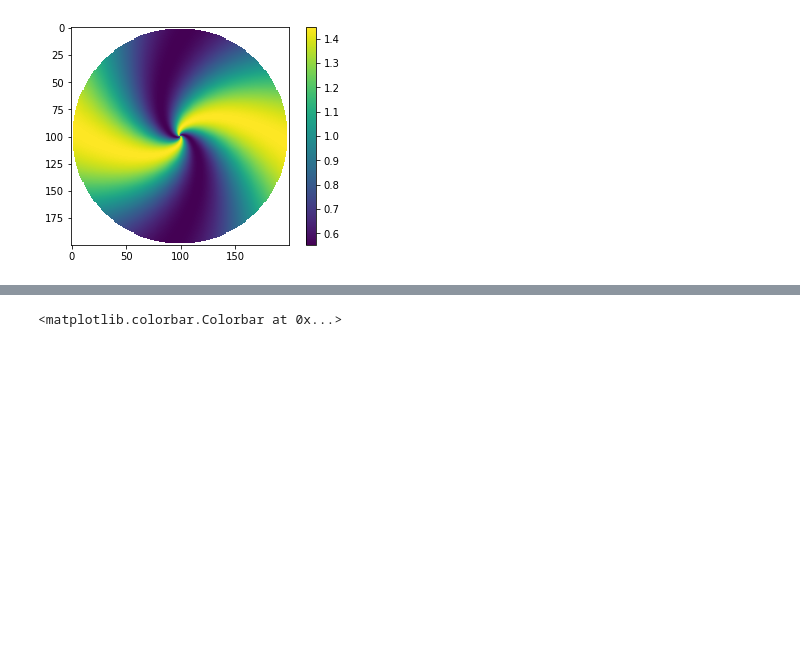
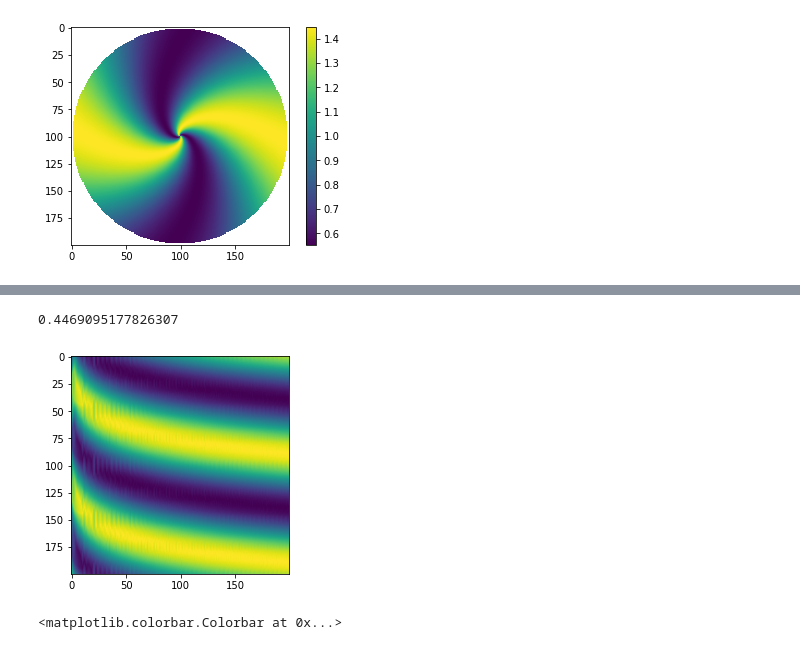
Before and after one commit to theochawla/49ceti_warpmodel, a Jupyter notebook: Spiral/spiral_test.ipynb, the cells around one changed output, grey strips where cells are left out. Drawn from its saved outputs; the diff is of its cells as text; code cells hidden in the pictures; blank space fills up the shorter version.

```diff
--- a/Spiral/spiral_test.ipynb
+++ b/Spiral/spiral_test.ipynb
@@ -365,3 +352,9 @@ plt.scatter(rr, pp, c=z)
+# %%
+plt.imshow(z[200:400, :])
+print(np.max(z[200:400, :]))
+# %% [output]
+0.4469095177826307
+[figure, added]
 # %%
 unpert_sigma = giggle.sigma(p, 1, 100, md, g_r)
 # %%
```
Also changed, not shown: parts of 12 cells of this notebook, 15 other files.
